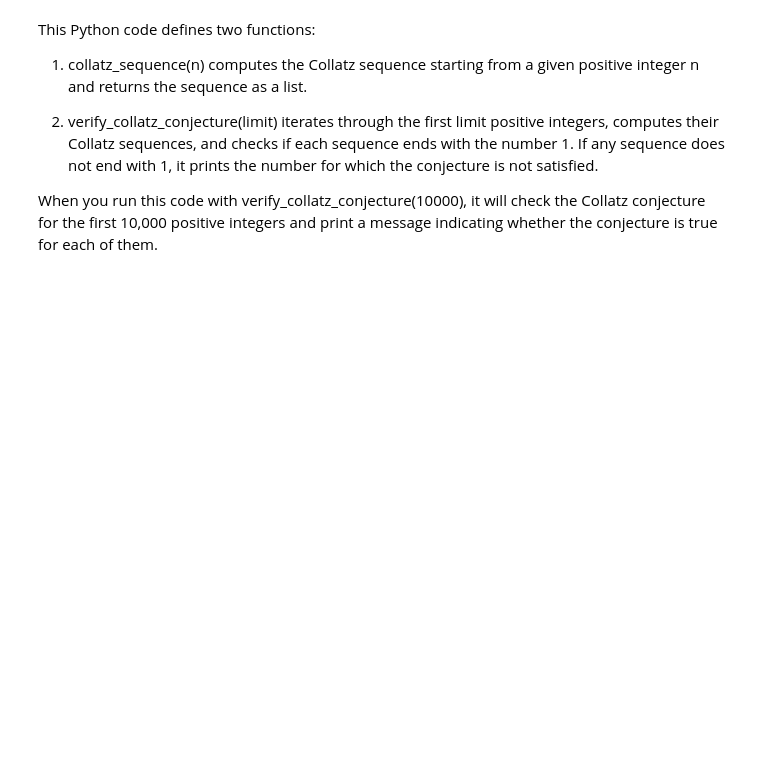
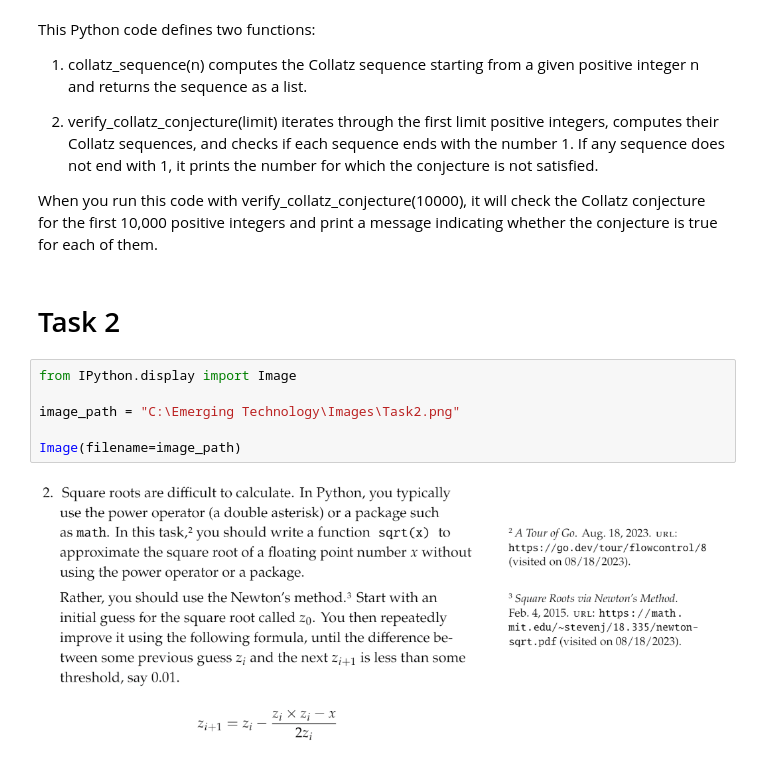
Before and after one commit to Kaif370Z/Emerging-Technology, a Jupyter notebook: Tasks/Task.ipynb, the cells around one changed output. Drawn from its saved outputs; the diff is of its cells as text; blank space fills up the shorter version.

```diff
--- a/Tasks/Task.ipynb
+++ b/Tasks/Task.ipynb
@@ -41,3 +41,13 @@ This Python code defines two functions:
 2. verify_collatz_conjecture(limit) iterates through the first limit positive integers, computes their Collatz sequences, and checks if each sequence ends with the number 1. If any sequence does not end with 1, it prints the number for which the conjecture is not satisfied.
 
 When you run this code with verify_collatz_conjecture(10000), it will check the Collatz conjecture for the first 10,000 positive integers and print a message indicating whether the conjecture is true for each of them.
+# %% [markdown]
+# Task 2
+# %%
+from IPython.display import Image
+
+image_path = "C:\Emerging Technology\Images\Task2.png"
+
+Image(filename=image_path)
+# %% [output]
+[figure, added]
```
Also changed, not shown: parts of 8 cells of this notebook, 3 other files.
